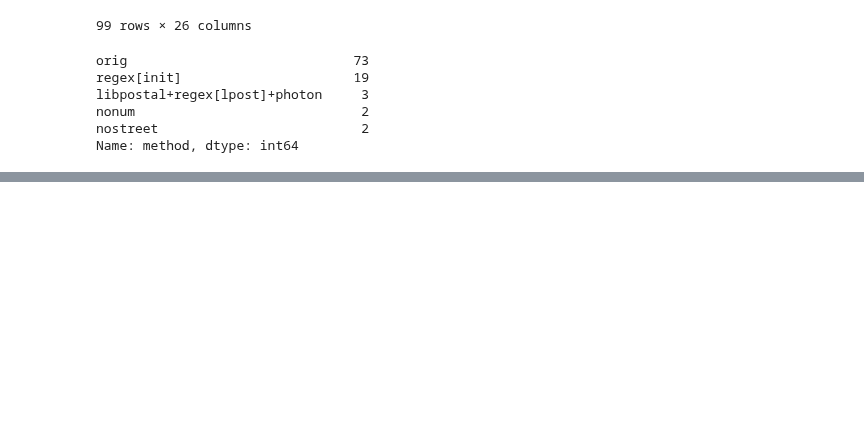
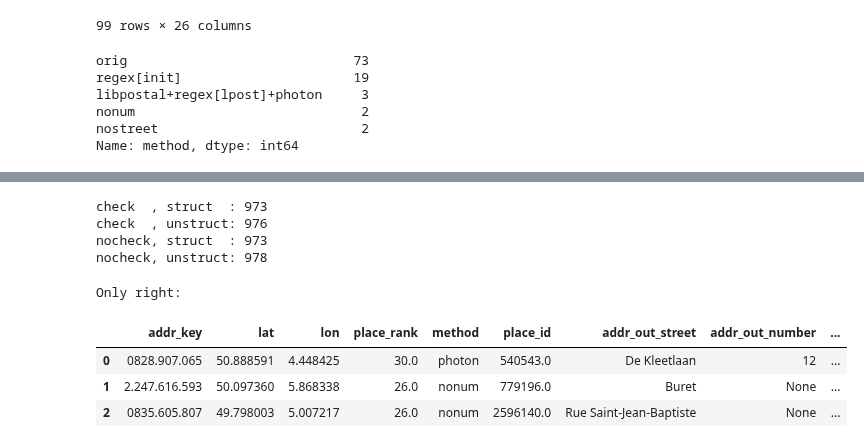
Before and after one commit to SmalsResearch/NominatimWrapper, a Jupyter notebook: AddressCleanserREST_test.ipynb, the cells around one changed output, grey strips where cells are left out. Saved outputs shown, nothing was run; the diff lists cells and outputs as text; code cells hidden in the pictures; blank space fills up the shorter version.

```diff
--- a/AddressCleanserREST_test.ipynb
+++ b/AddressCleanserREST_test.ipynb
@@ -33,7 +33,7 @@ from config_batch import *
 ws_hostname = "127.0.1.1"
 # ws_hostname = "192.168.1.3"
 # %%
-def call_ws(addr_data, check_result=True): #lg = "en,fr,nl"
+def call_ws(addr_data, check_result=True, structured_osm=False): #lg = "en,fr,nl"
     t = datetime.now()
 
     params = urllib.parse.urlencode({"street": addr_data[street_field],
@@ -41,7 +41,8 @@ def call_ws(addr_data, check_result=True): #lg = "en,fr,nl"
                                      "city": addr_data[city_field],
                                      "postcode": addr_data[postcode_field],
                                      "country": addr_data[country_field],
-                                     "check_result" : "yes" if check_result else "no"
+                                     "check_result" : "yes" if check_result else "no",
+                                     "struct_osm" : "yes" if structured_osm else "no"
                                     })
     url = f"http://{ws_hostname}:5000/search/?{params}"
 
@@ -131,11 +159,11 @@ http://127.0.1.1:5000/search/?street=Av.+Fonsny&housenumber=20&city=Saint-Gilles
 ## Batch calls (row by row)
 # %%
 addresses = get_addresses("address.csv.gz")
-addresses = addresses.sample(100).copy()
+addresses = addresses.sample(1000).copy()
 # %% [markdown]
 ### Simple way
 # %%
-addresses["json"] = addresses.progress_apply(call_ws, check_result=False, axis=1)
+addresses["json"] = addresses.progress_apply(call_ws, check_result=True, structured_osm=False, axis=1)
 # %% [markdown]
 ### Using Dask
 # %%
@@ -277,0 +313,18 @@ df_res
+# %%
+for i in ["check","nocheck"]:
+    for j in ["struct", "unstruct"]:
+        print(f"{i:7}, {j:8}: {results[(i,j)].shape[0]}")
+# %% [output]
+check  , struct  : 973
+check  , unstruct: 976
+nocheck, struct  : 973
+nocheck, unstruct: 978
+# %%
+print("Only right:")
+r2[r2.addr_key.isin(mg[mg._merge=="right_only"].addr_key)].merge(addresses.rename({addr_key_field:"addr_key"}, axis=1))
+# %% [output]
+Only right:
+|  | addr_key | lat | lon | place_rank | method | place_id | addr_out_street | addr_out_number | ... |
+| 0 | 0828.907.065 | 50.888591 | 4.448425 | 30.0 | photon | 540543.0 | De Kleetlaan | 12 | ... |
+| 1 | 2.247.616.593 | 50.097360 | 5.868338 | 26.0 | nonum | 779196.0 | Buret | None | ... |
+| 2 | 0835.605.807 | 49.798003 | 5.007217 | 26.0 | nonum | 2596140.0 | Rue Saint-Jean-Baptiste | None | ... |
```
Also changed, not shown: parts of 18 cells of this notebook, 10 other files.
